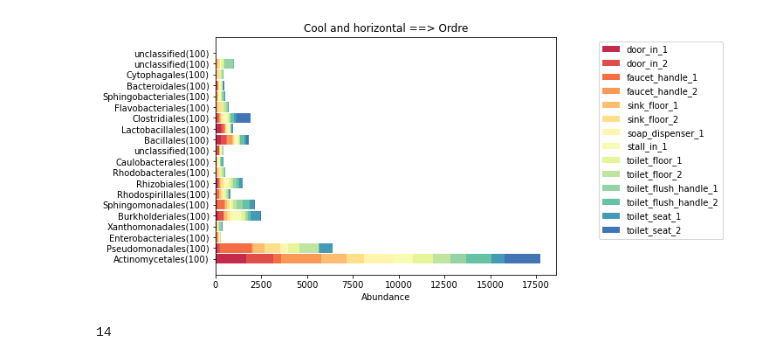
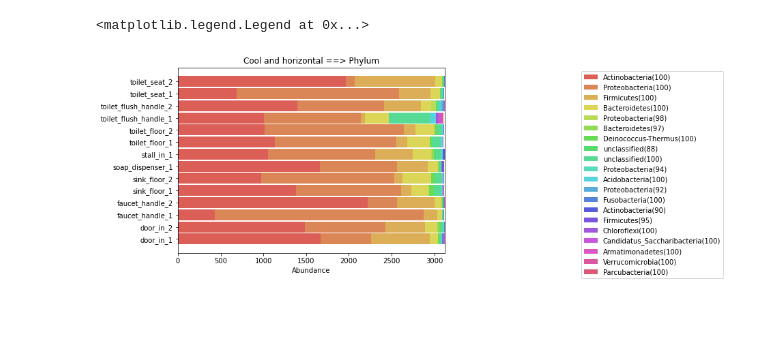
Before and after one commit to mmartelat/vdb_joha_marie, a Jupyter notebook: VdbFinalProject.ipynb, the cells around one changed output. Saved outputs shown, nothing was run; the diff lists cells and outputs as text; code cells hidden in the pictures; blank space fills up the shorter version.

Commit message:
Ajout figure Barplot et HeatMap sur projet juyter finale

```diff
--- a/VdbFinalProject.ipynb
+++ b/VdbFinalProject.ipynb
@@ -486,49 +486,61 @@ def getDFTree(df):
 """
 Création de differente figures
 """
+
+"""
+1er Figure : BarPlot recupère pour une Taxo donnéer
+les abondances des espèces en fonctions de leur localisation
+"""
 import matplotlib.pyplot as plt
 import seaborn as sns
 
-SELECTED = "Ordre"
+SELECTED = "Phylum"
 dicoTaxoTest = getDicoTaxo(df)
 vecteurs = getNiv(SELECTED,dicoTaxoTest)
+
+
 
 localisation=["door_in_1","door_in_2", "faucet_handle_1",
                 "faucet_handle_2", "sink_floor_1", "sink_floor_2",
                "soap_dispenser_1", "stall_in_1", "toilet_floor_1",
                "toilet_floor_2", "toilet_flush_handle_1",
                "toilet_flush_handle_2", "toilet_seat_1", "toilet_seat_2"]
 
-vecteursTrier = abondanceImportant(vecteurs, 250)
-selected_niv=vecteursTrier[0]
-N=len(selected_niv)
+vecteursTrier = abondanceImportant(vecteurs, 10)
+
+vecteursTaxo = vecteursTrier[0]
+vecteursComptage = np.delete(vecteursTrier, (0), axis=0)
+VecteursComptInverse=np.fliplr(np.rot90(vecteursComptage,3))
+
+N=len(VecteursComptInverse[0])
 ind = np.arange(N)
 
 l_loc = []
-for i in range(len(localisation)):
-    l_loc.append(vecteursTrier[i+1]) #car vecteursTrier[1] --> "door_in_1"
-
+for i in range(len(vecteursTaxo)):
+    l_loc.append(VecteursComptInverse[i])
 
 height = 0.9
 fig = plt.figure(figsize=[7, 5])
 bars = []
-cols = sns.color_palette("Spectral",14) #COLORS
+cols = sns.color_palette("hls",len(vecteursTaxo)) #COLORS
 #NOTE:max colors for "colorblind" are 10, look for solution soon!
 cumulated = np.zeros(len(l_loc[0]),dtype=int)
-for i in range(len(localisation)):
+for i in range(len(vecteursTaxo)):
     if i == 0 :
-        tmpbarobject = plt.barh(ind,l_loc[i], height,color=cols[i])
+        tmpbarobject = plt.barh(ind,[int(elem) for elem in l_loc[i] ], height,color=cols[i])
     else:
-        tmpbarobject = plt.barh(ind, l_loc[i],height, left=cumulated, color=cols[i])
+        tmpbarobject = plt.barh(ind, [int(elem) for elem in l_loc[i] ],height, left=cumulated, color=cols[i])
 
-    cumulated = np.add(l_loc[i],cumulated)
+    listeInt= [int(elem) for elem in l_loc[i] ]
+    cumulated = np.add(listeInt,cumulated)
     bars.append(tmpbarobject[0])
+
 
 plt.xlabel('Abundance')
 plt.title('Cool and horizontal ==> ' + SELECTED)
-plt.yticks(ind, (selected_niv))
+plt.yticks(ind, (localisation))
 # legende dehors du plot area avec: bbbox_to_anchor
-plt.legend(bars, localisation, bbox_to_anchor=(1.5, 1))
+plt.legend(bars, vecteursTaxo, bbox_to_anchor=(1.5, 1))
 # %% [output]
+<matplotlib.legend.Legend at 0x...>
-[figure, old version]
+[figure, new version]
-14
```
Also changed, not shown: parts of 1 cell of this notebook, 1 other file.
